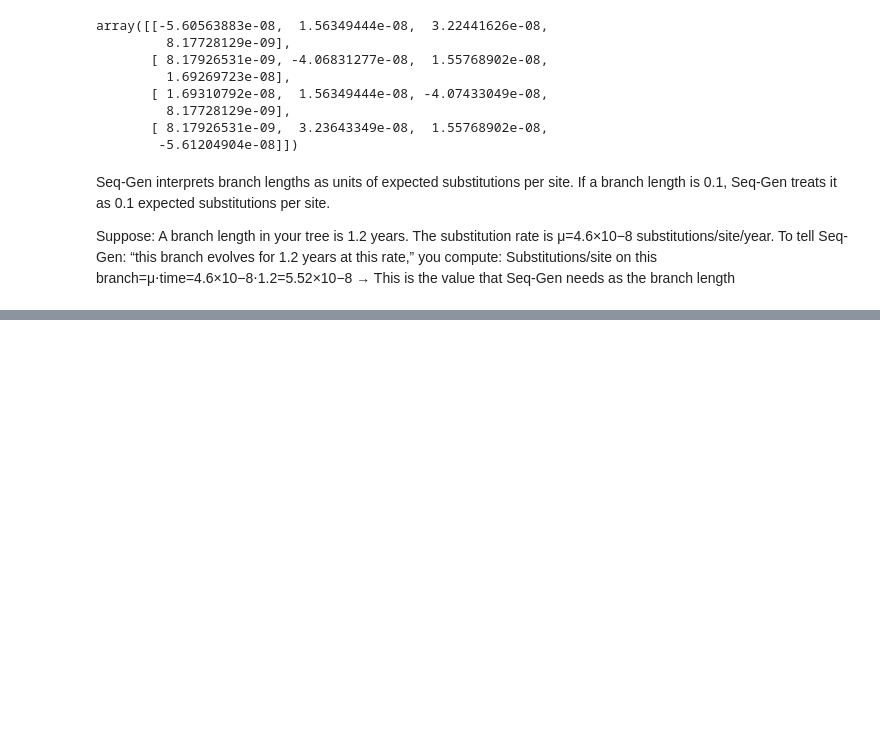
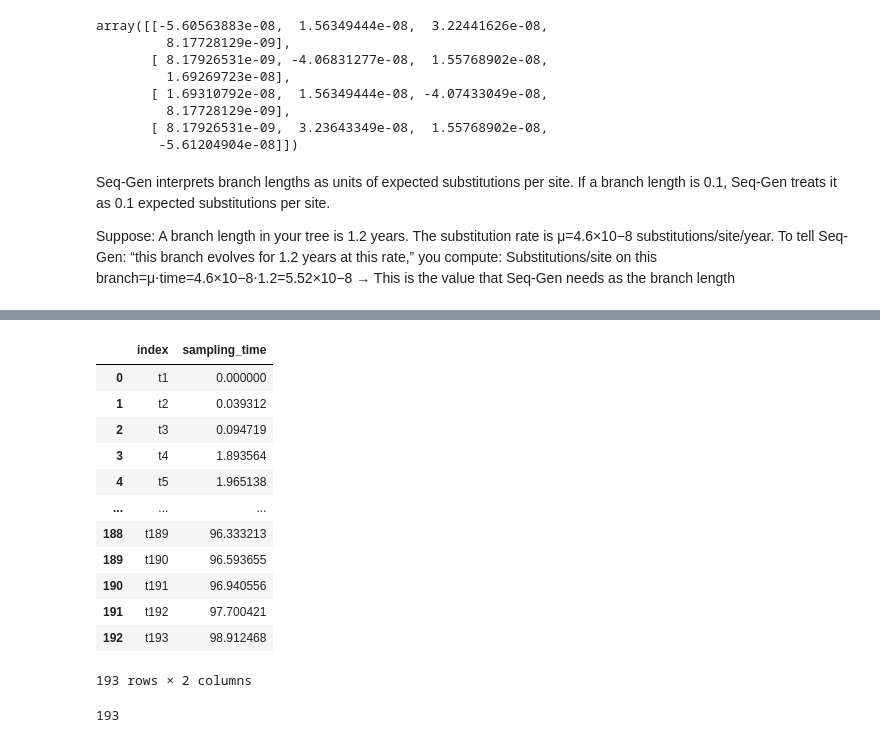
Before and after one commit to marie3003/effect_population_size_tmrca, a Jupyter notebook: helpers_simulation_experiments.ipynb, the cells around one changed output, grey strips where cells are left out. Drawn from its saved outputs; the diff is of its cells as text; code cells hidden in the pictures; blank space fills up the shorter version.

```diff
--- a/helpers_simulation_experiments.ipynb
+++ b/helpers_simulation_experiments.ipynb
@@ -109,0 +207,19 @@ Suppose: A branch length in your tree is 1.2 years. The substitution rate is μ=
+# %%
+treetimes = max(heights) - heights
+
+sampling_times = {leaf.name: time for leaf, time in zip(leaves, treetimes)}
+pd.DataFrame.from_dict(sampling_times, orient='index', columns=['sampling_time']).sort_values('sampling_time').reset_index()
+# %% [output]
+|  | index | sampling_time |
+| 0 | t1 | 0.000000 |
+| 1 | t2 | 0.039312 |
+| 2 | t3 | 0.094719 |
+| 3 | t4 | 1.893564 |
+| 4 | t5 | 1.965138 |
+| ... | ... | ... |
+| 188 | t189 | 96.333213 |
+| 189 | t190 | 96.593655 |
+| 190 | t191 | 96.940556 |
+| 191 | t192 | 97.700421 |
+| 192 | t193 | 98.912468 |
+193 rows × 2 columns
@@ -109,0 +230,4 @@ Suppose: A branch length in your tree is 1.2 years. The substitution rate is μ=
+# %%
+len(tree.get_terminals())
+# %% [output]
+193
```
Also changed, not shown: parts of 13 cells of this notebook, 4 other files.
